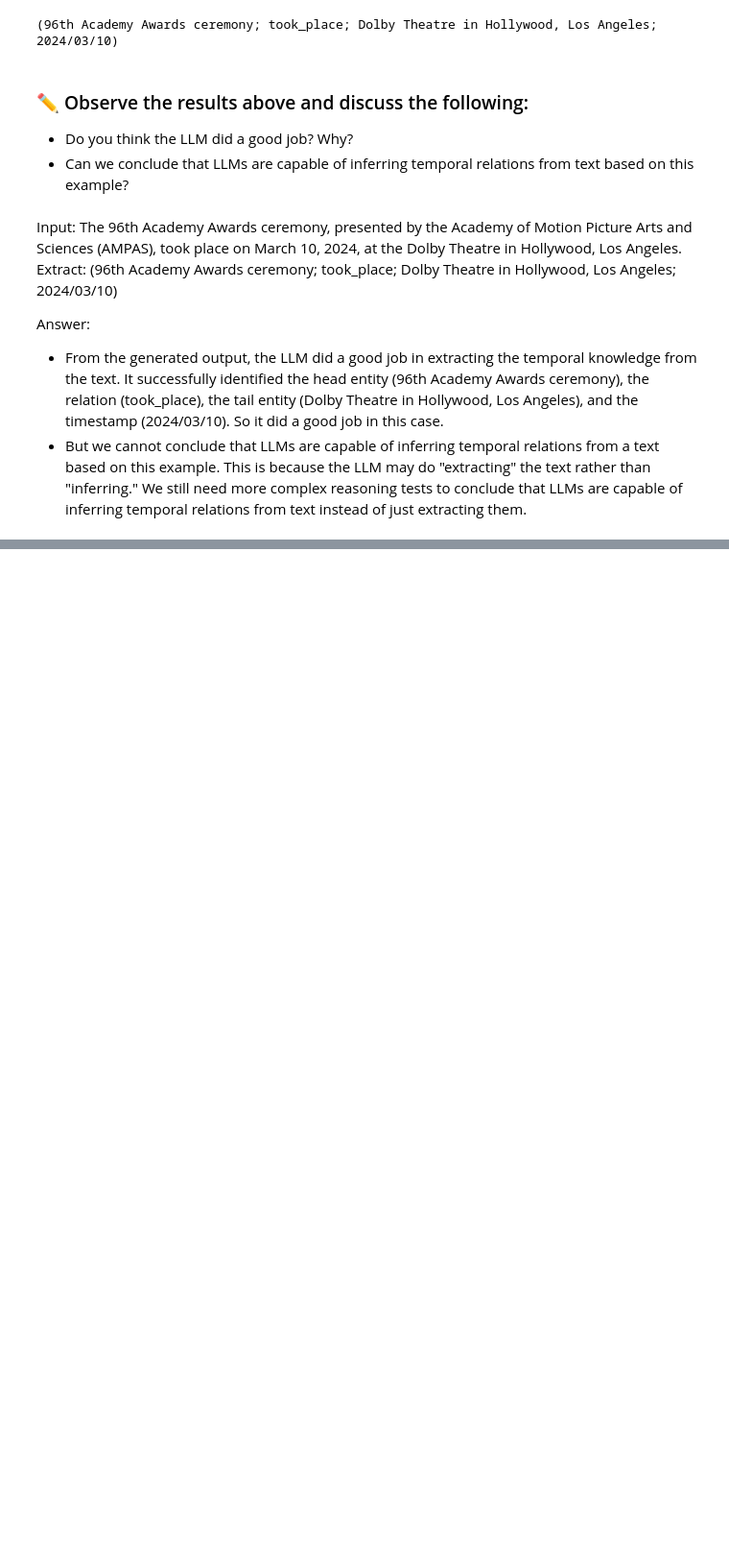
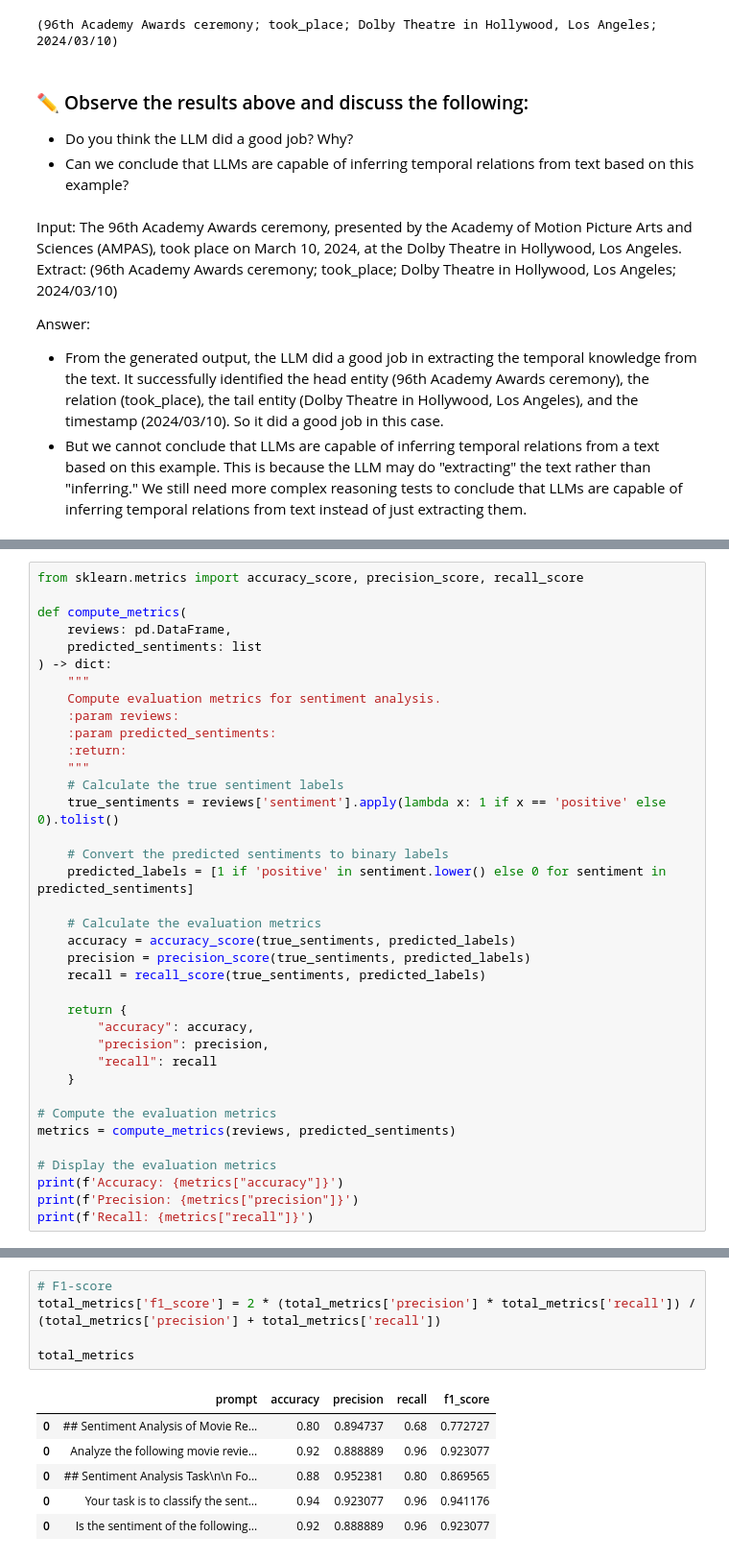
Before and after one commit to whats2000/InformationRetrievalPython, a Jupyter notebook: Course/LargeLanguageModel/MIS590_W14_Lab_Exercise.ipynb, the cells around one changed output, grey strips where cells are left out. Shown: that part at 96% size. Drawn from its saved outputs; the diff is of its cells as text; blank space fills up the shorter version.

```diff
--- a/Course/LargeLanguageModel/MIS590_W14_Lab_Exercise.ipynb
+++ b/Course/LargeLanguageModel/MIS590_W14_Lab_Exercise.ipynb
@@ -211,0 +327,37 @@ Write your code and display the results in this Jupyter Notebook. Then, export i
+# %%
+from sklearn.metrics import accuracy_score, precision_score, recall_score
+
+def compute_metrics(
+    reviews: pd.DataFrame,
+    predicted_sentiments: list
+) -> dict:
+    """
+    Compute evaluation metrics for sentiment analysis.
+    :param reviews:
+    :param predicted_sentiments:
+    :return:
+    """
+    # Calculate the true sentiment labels
+    true_sentiments = reviews['sentiment'].apply(lambda x: 1 if x == 'positive' else 0).tolist()
+
+    # Convert the predicted sentiments to binary labels
+    predicted_labels = [1 if 'positive' in sentiment.lower() else 0 for sentiment in predicted_sentiments]
+
+    # Calculate the evaluation metrics
+    accuracy = accuracy_score(true_sentiments, predicted_labels)
+    precision = precision_score(true_sentiments, predicted_labels)
+    recall = recall_score(true_sentiments, predicted_labels)
+
+    return {
+        "accuracy": accuracy,
+        "precision": precision,
+        "recall": recall
+    }
+
+# Compute the evaluation metrics
+metrics = compute_metrics(reviews, predicted_sentiments)
+
+# Display the evaluation metrics
+print(f'Accuracy: {metrics["accuracy"]}')
+print(f'Precision: {metrics["precision"]}')
+print(f'Recall: {metrics["recall"]}')
@@ -211,0 +450,12 @@ Write your code and display the results in this Jupyter Notebook. Then, export i
+# %%
+# F1-score
+total_metrics['f1_score'] = 2 * (total_metrics['precision'] * total_metrics['recall']) / (total_metrics['precision'] + total_metrics['recall'])
+
+total_metrics
+# %% [output]
+|  | prompt | accuracy | precision | recall | f1_score |
+| 0 | ## Sentiment Analysis of Movie Re... | 0.80 | 0.894737 | 0.68 | 0.772727 |
+| 0 | Analyze the following movie revie... | 0.92 | 0.888889 | 0.96 | 0.923077 |
+| 0 | ## Sentiment Analysis Task\n\n Fo... | 0.88 | 0.952381 | 0.80 | 0.869565 |
+| 0 | Your task is to classify the sent... | 0.94 | 0.923077 | 0.96 | 0.941176 |
+| 0 | Is the sentiment of the following... | 0.92 | 0.888889 | 0.96 | 0.923077 |
```
Also changed, not shown: parts of 14 cells of this notebook, 2 other files.
